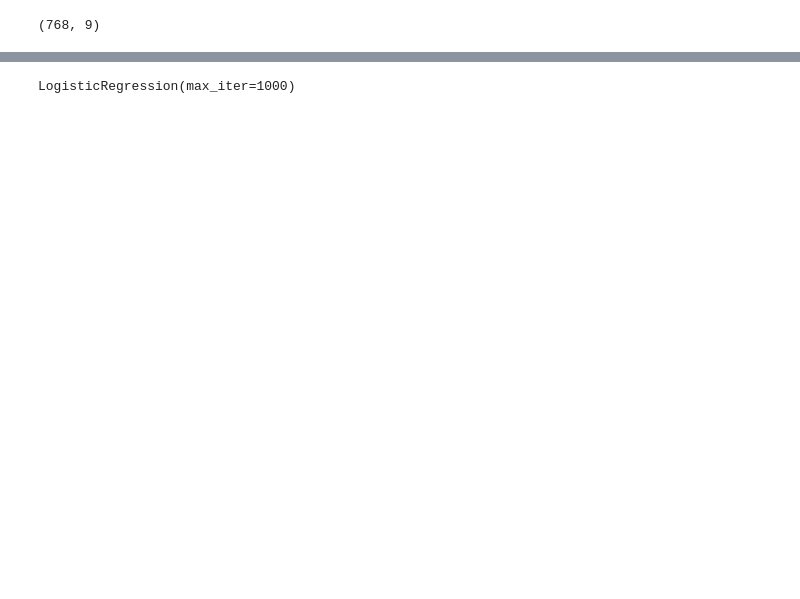
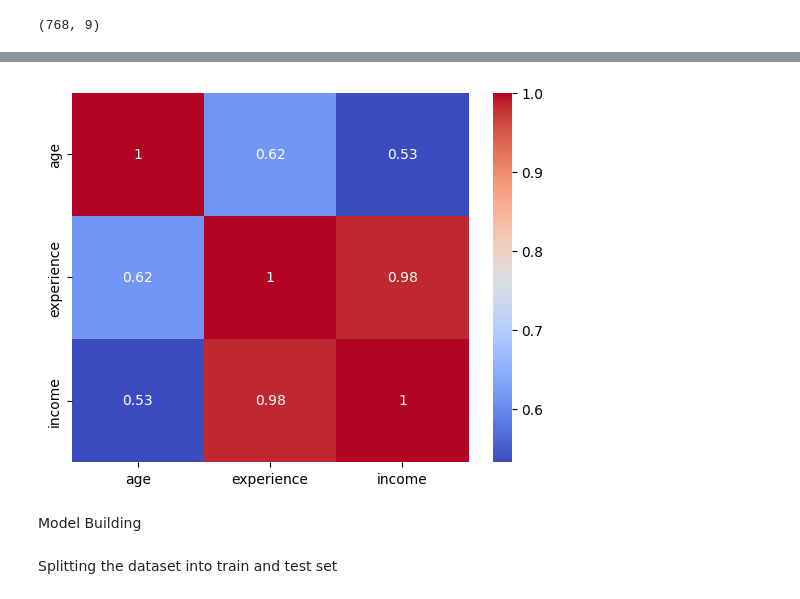
Before and after one commit to Srinidhireddy25/ADM_2025, a Jupyter notebook: WEEK_07(2303A51566).ipynb, the cells around one changed output, grey strips where cells are left out. Drawn from its saved outputs; the diff is of its cells as text; code cells hidden in the pictures; blank space fills up the shorter version.

```diff
--- a/WEEK_07(2303A51566).ipynb
+++ b/WEEK_07(2303A51566).ipynb
@@ -256 +505,11 @@ y = dataset['Outcome']
+# %%
+# Create the correlation matrix and represent it as a heatmap.
+sns.heatmap(d.corr(), annot = True, cmap = 'coolwarm')
+plt.show()
+# %% [output]
+[figure, added]
+# %% [markdown]
+Model Building
+# %% [markdown]
+Splitting the dataset into train and test set
 # %%
@@ -259,6 +516,0 @@ X_train, X_test, y_train, y_test = train_test_split(X, y, test_size=0.2, random_
-# %%
-# Create and train the logistic regression model
-model = LogisticRegression(max_iter=1000)
-model.fit(X_train, y_train)
-# %% [output]
-LogisticRegression(max_iter=1000)
```
Also changed, not shown: parts of 45 cells of this notebook.
